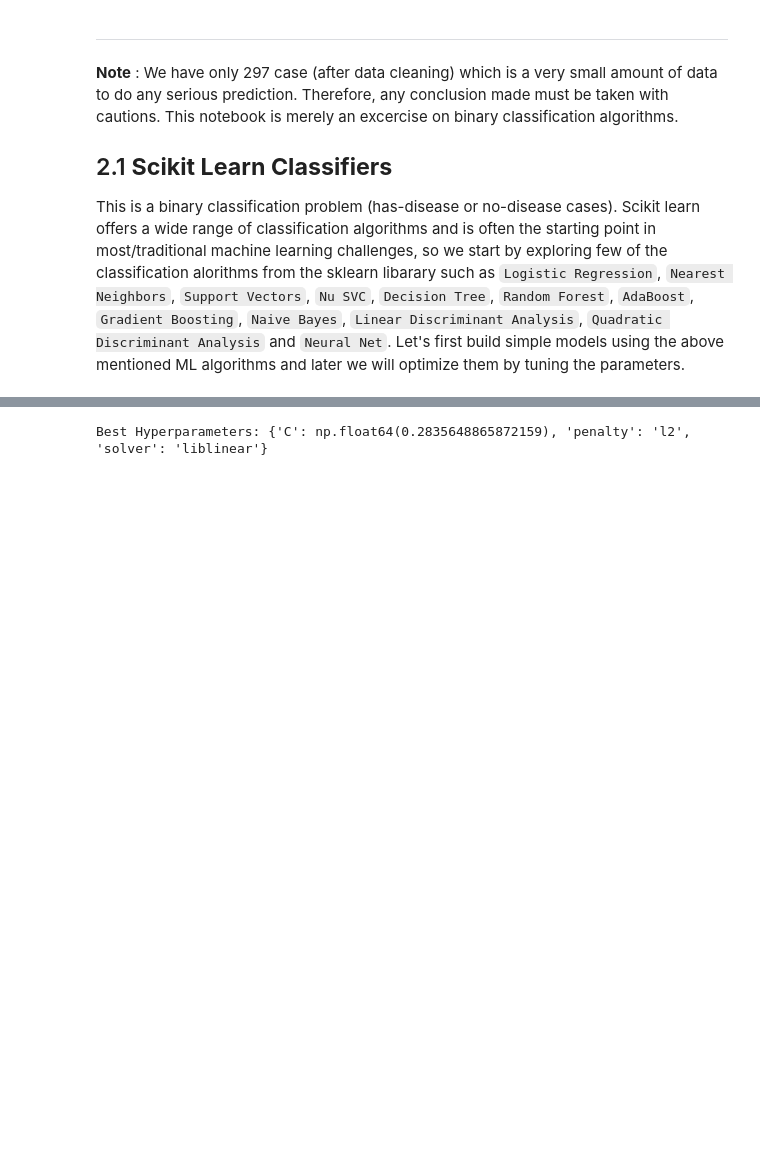
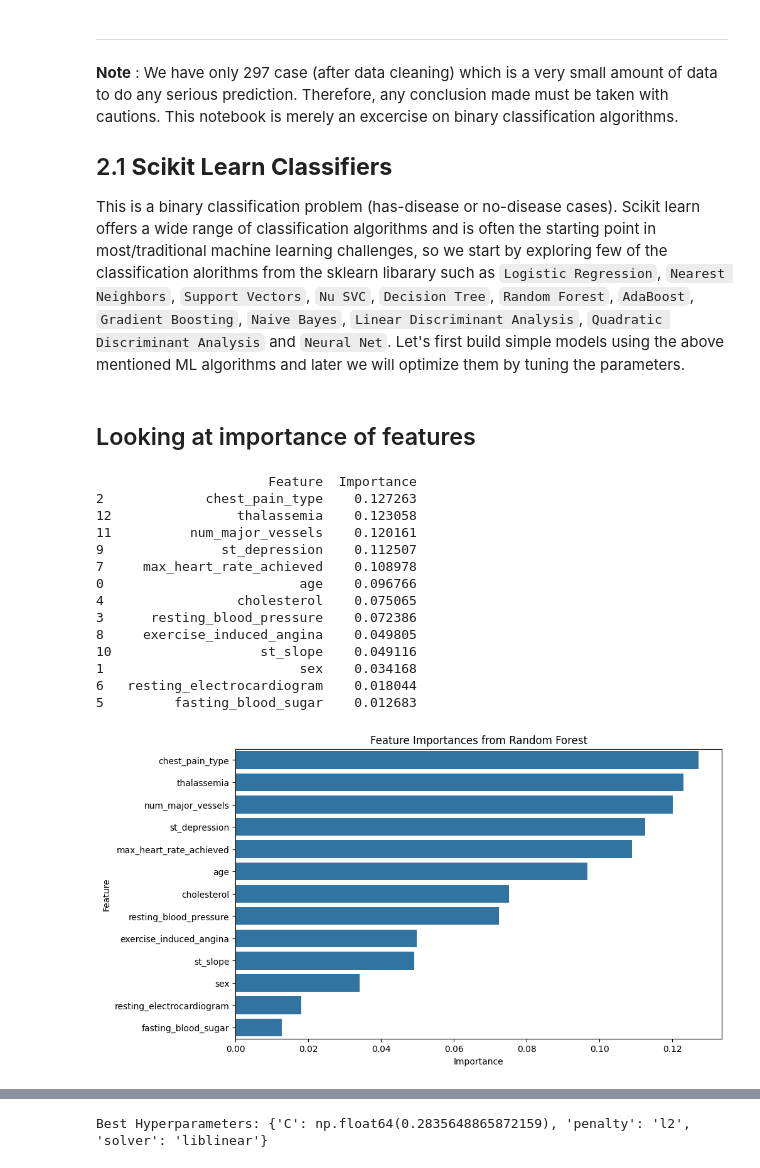
Before and after one commit to Gulhassan786/heart_disease_prediction, a Jupyter notebook: cardio_diesease_prediction.ipynb, the cells around one changed output, grey strips where cells are left out. Drawn from its saved outputs; the diff is of its cells as text; code cells hidden in the pictures; blank space fills up the shorter version.

```diff
--- a/cardio_diesease_prediction.ipynb
+++ b/cardio_diesease_prediction.ipynb
@@ -291,44 +293,57 @@ def score_summary(names, classifiers, X_train, y_train, X_val, y_val):
 
 
     return(np.round(data_table.reset_index(drop=True), 2))
+# %% [markdown]
+## Looking at importance of features
 # %%
 # split the data into train and test sets
 
 cat_features = cat_feats
 data = label_encode_cat_features(data, cat_features)
 
 seed = 0
 test_size = 0.25
 
 features = data.columns[:-1]
 
 X = data[features]
 y = data['target']
 
-X_train, X_val, y_train, y_val = train_test_split(X, y, test_size = test_size, random_state=seed)
+# X_train, X_val, y_train, y_val = train_test_split(X, y, test_size = test_size, random_state=seed)
 
+from sklearn.ensemble import RandomForestClassifier
 
-# classifier algorithms with default parameters
+# Assuming X and y are already defined as your features and target
+rf = RandomForestClassifier(n_estimators=100, random_state=0)
+rf.fit(X, y)
 
-names = [
-    'Logistic Regression',
-    'Nearest Neighbors',
-    'Support Vectors',
-    'Decision Tree',
-    'Random Forest',
-    'AdaBoost',
-    'Gradient Boosting',
-    'Naive Bayes',
-]
+importances = rf.feature_importances_
+feature_names = X.columns
 
-classifiers = [
-    LogisticRegression(solver="liblinear", random_state=seed),
-    KNeighborsClassifier(2),
-    SVC(probability=True, random_state=seed),
-    DecisionTreeClassifier(random_state=seed),
-    RandomForestClassifier(random_state=seed),
-    AdaBoostClassifier(random_state=seed),
-    GradientBoostingClassifier(random_state=seed),
-    GaussianNB(),
+# Create a DataFrame for better visualization
+feat_importances = pd.DataFrame({'Feature': feature_names, 'Importance': importances})
+feat_importances = feat_importances.sort_values(by='Importance', ascending=False)
 
-]
+print(feat_importances)
+
+# Optional: Plot the feature importances
+plt.figure(figsize=(10,6))
+sns.barplot(x='Importance', y='Feature', data=feat_importances)
+plt.title('Feature Importances from Random Forest')
+plt.show()
+# %% [output]
+                      Feature  Importance
+2             chest_pain_type    0.127263
+12                thalassemia    0.123058
+11          num_major_vessels    0.120161
+9               st_depression    0.112507
+7     max_heart_rate_achieved    0.108978
+0                         age    0.096766
+4                 cholesterol    0.075065
+3      resting_blood_pressure    0.072386
+8     exercise_induced_angina    0.049805
+10                   st_slope    0.049116
+1                         sex    0.034168
+6   resting_electrocardiogram    0.018044
+5         fasting_blood_sugar    0.012683
+[figure, added]
```
Also changed, not shown: parts of 8 cells of this notebook.
